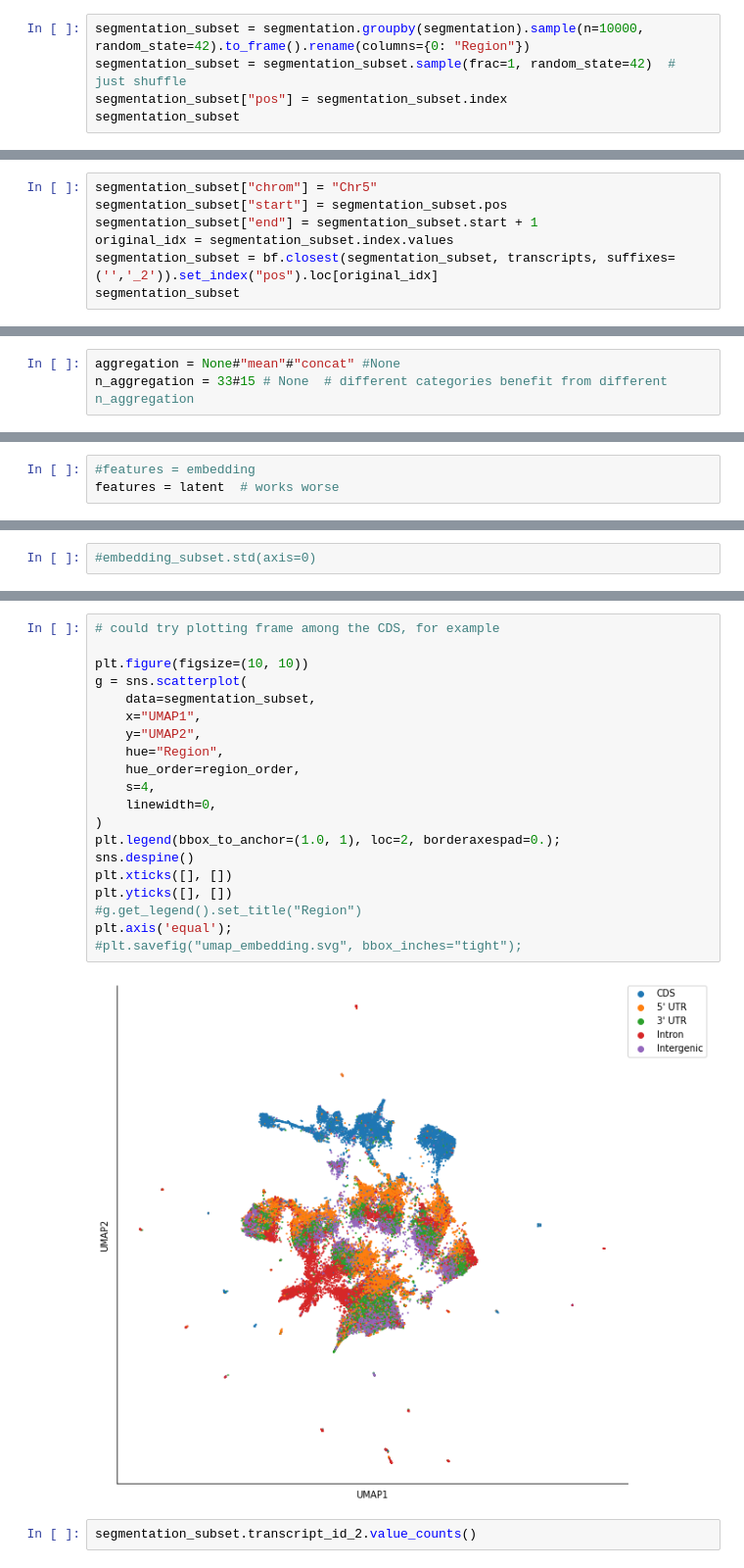
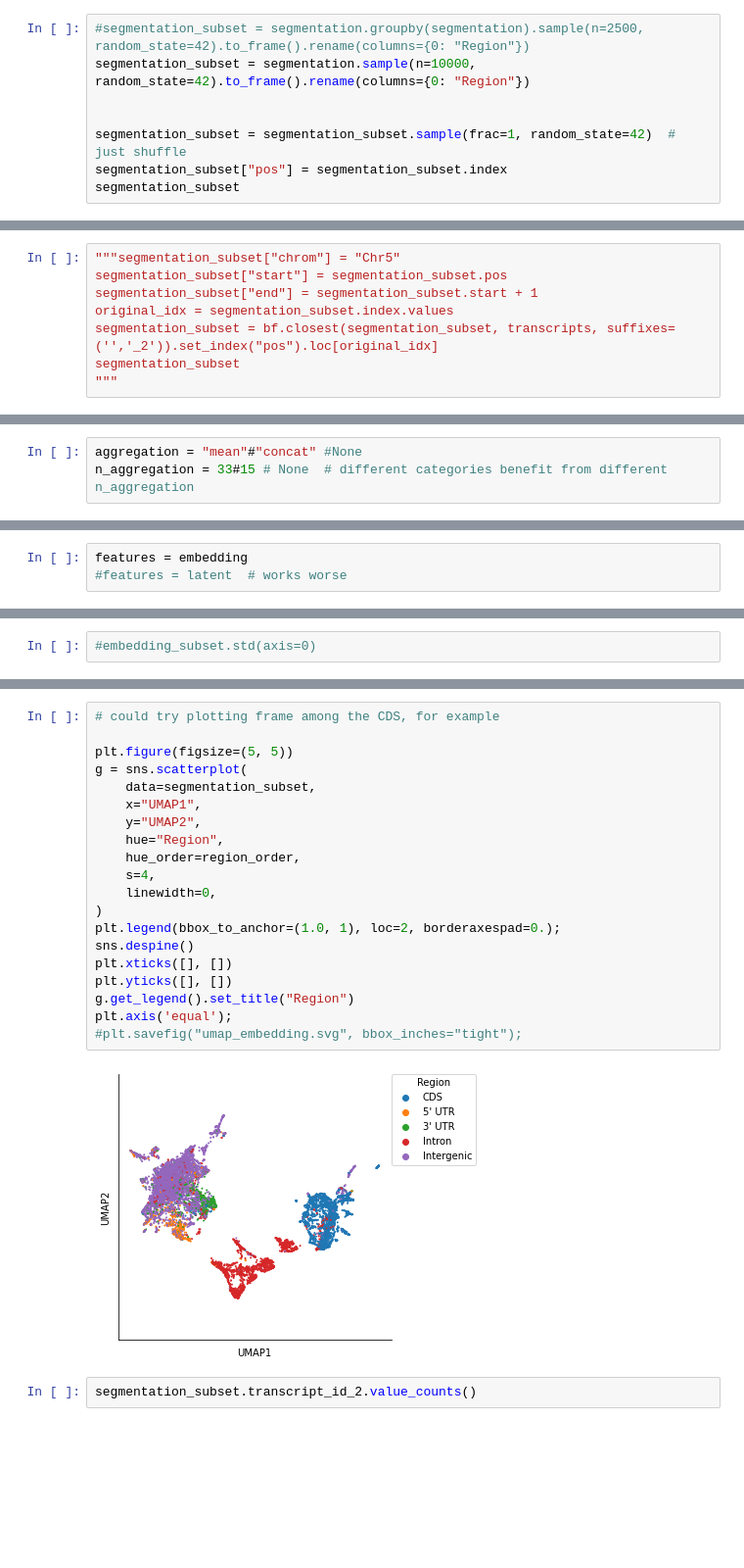
Before and after one commit to songlab-cal/gpn, a Jupyter notebook: plantbert/mlm/plot_example_embedding.ipynb, the cells around one changed output, grey strips where cells are left out. Shown at 98% size. Cells and saved outputs as stored; diff of their text form; blank space fills up the shorter version.

Commit message:
Improve plots

```diff
--- a/plantbert/mlm/plot_example_embedding.ipynb
+++ b/plantbert/mlm/plot_example_embedding.ipynb
@@ -571,5 +498,8 @@ segmentation = segmentation[border:-border]
 # %%
-segmentation_subset = segmentation.groupby(segmentation).sample(n=10000, random_state=42).to_frame().rename(columns={0: "Region"})
+#segmentation_subset = segmentation.groupby(segmentation).sample(n=2500, random_state=42).to_frame().rename(columns={0: "Region"})
+segmentation_subset = segmentation.sample(n=10000, random_state=42).to_frame().rename(columns={0: "Region"})
+
+
 segmentation_subset = segmentation_subset.sample(frac=1, random_state=42)  # just shuffle
 segmentation_subset["pos"] = segmentation_subset.index
 segmentation_subset
@@ -590,8 +529,9 @@ segmentation_subset
 # %%
-segmentation_subset["chrom"] = "Chr5"
+"""segmentation_subset["chrom"] = "Chr5"
 segmentation_subset["start"] = segmentation_subset.pos
 segmentation_subset["end"] = segmentation_subset.start + 1
 original_idx = segmentation_subset.index.values
 segmentation_subset = bf.closest(segmentation_subset, transcripts, suffixes=('','_2')).set_index("pos").loc[original_idx]
 segmentation_subset
+"""
 # %% [output]
@@ -622,5 +541,5 @@ Name: distance, dtype: Float64
 # %%
-aggregation = None#"mean"#"concat" #None
+aggregation = "mean"#"concat" #None
 n_aggregation = 33#15 # None  # different categories benefit from different n_aggregation
 # %%
 segmentation_subset["nucleotide"] = segmentation_subset.apply(lambda row: genome["5"][row.name + center-window_size//2], axis=1)
@@ -647,6 +565,6 @@ segmentation_subset
 # %%
-#features = embedding
-features = latent  # works worse
+features = embedding
+#features = latent  # works worse
 # %%
 if aggregation is None:
     embedding_subset = features[segmentation_subset.index.values]
@@ -715,25 +636,25 @@ region_order = ["CDS", "5' UTR", "3' UTR", "Intron", "Intergenic"]
 # %%
 # could try plotting frame among the CDS, for example
 
-plt.figure(figsize=(10, 10))
+plt.figure(figsize=(5, 5))
 g = sns.scatterplot(
     data=segmentation_subset,
     x="UMAP1",
     y="UMAP2",
     hue="Region",
     hue_order=region_order,
     s=4,
     linewidth=0,
 )
 plt.legend(bbox_to_anchor=(1.0, 1), loc=2, borderaxespad=0.);
 sns.despine()
 plt.xticks([], [])
 plt.yticks([], [])
-#g.get_legend().set_title("Region")
+g.get_legend().set_title("Region")
 plt.axis('equal');
 #plt.savefig("umap_embedding.svg", bbox_inches="tight");
 # %% [output]
-[figure, old version]
+[figure, new version]
 # %%
 segmentation_subset.transcript_id_2.value_counts()
 # %% [output]
```
Also changed, not shown: parts of 64 cells of this notebook, 5 other files.
